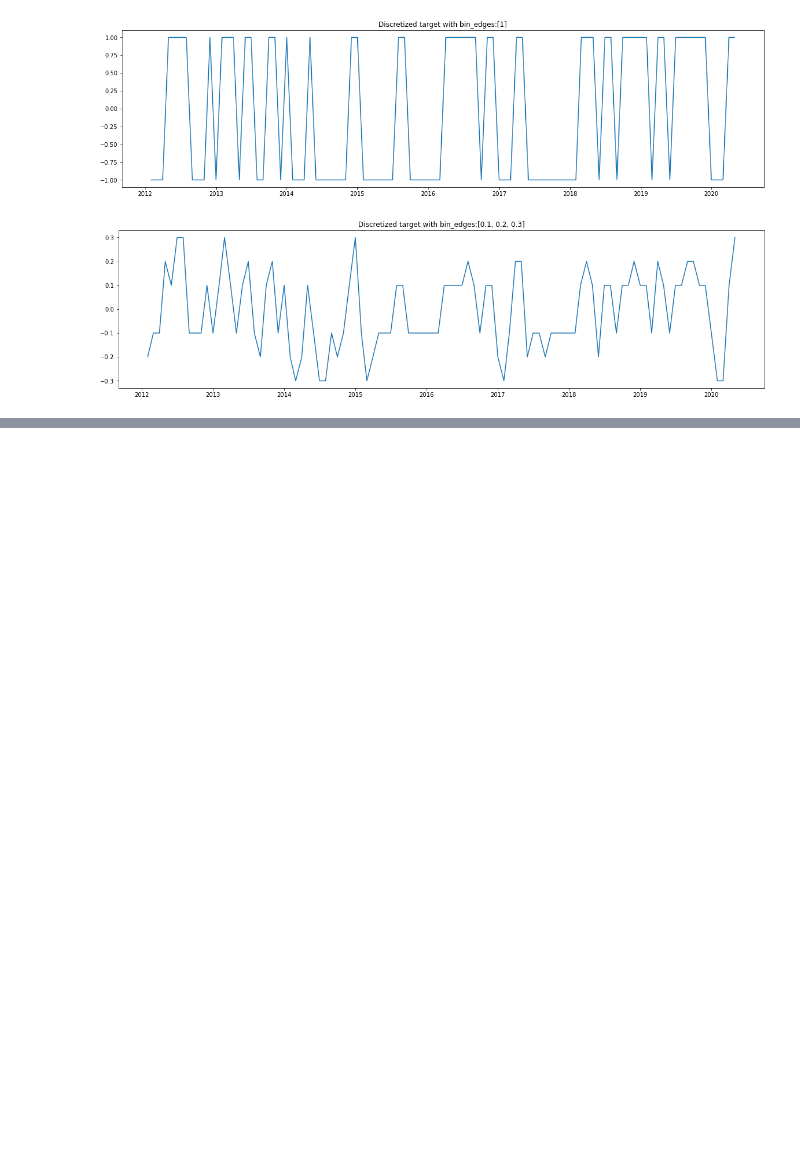
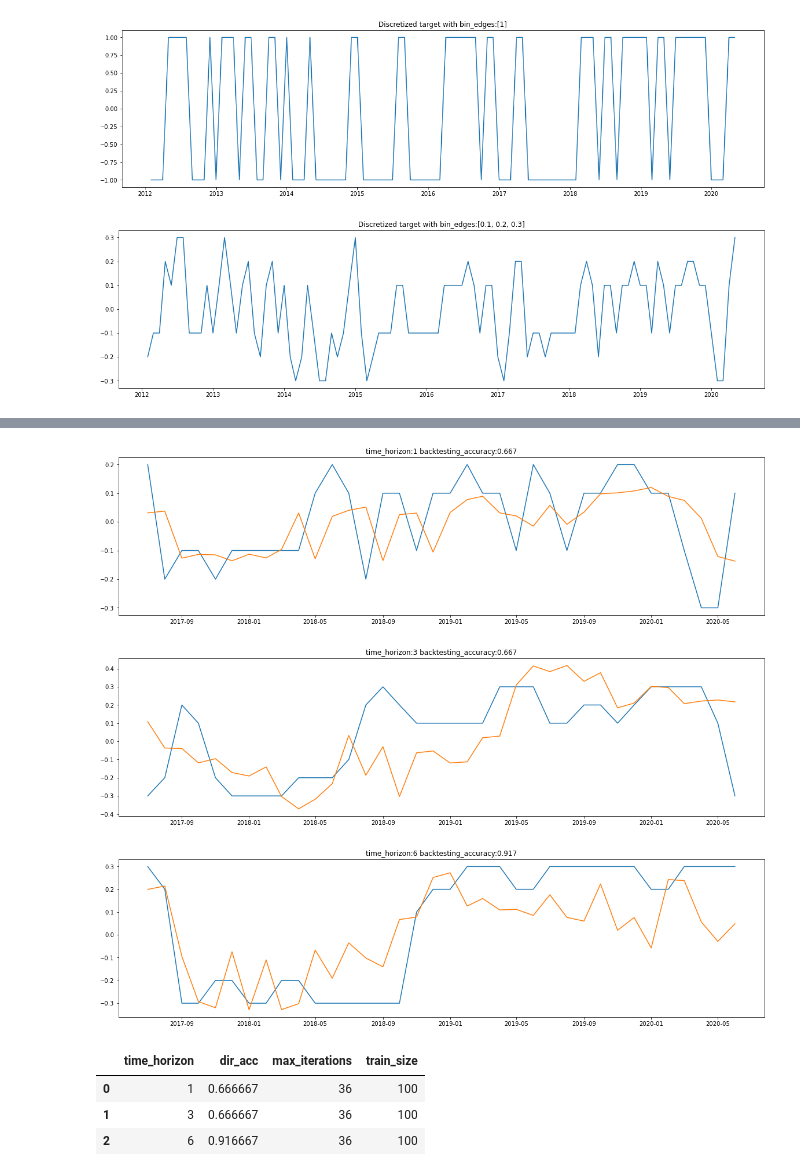
Before and after one commit to Robbie-Luo/solar-backtesting, a Jupyter notebook: solar-regression.ipynb, the cells around one changed output, grey strips where cells are left out. Cells and saved outputs as stored; diff of their text form; code cells hidden in the pictures; blank space fills up the shorter version.

```diff
--- a/solar-regression.ipynb
+++ b/solar-regression.ipynb
@@ -206,6 +248,6 @@ solar.show_target()
 # %%
-model, features, bt_acc, forecast = solar.run()
-print(f'Backtesting Accuracy: {bt_acc}')
-print(f'Forecast: {forecast}')
-print(f'Model: {model}')
-print(f'Features: {features}')
+# model, features, bt_acc, forecast = solar.run()
+# print(f'Backtesting Accuracy: {bt_acc}')
+# print(f'Forecast: {forecast}')
+# print(f'Model: {model}')
+# print(f'Features: {features}')
@@ -358,0 +325,29 @@ oreg_df
+# %%
+# ordinal regression results
+results = []
+model_dict = {}
+feature_dict = {}
+bin_edges = [0.1,0.2,0.3]
+for time_horizon in [1,3,6]:
+    solar = solar_regression(input_df,target_var,time_horizon, bin_edges)
+    model, features, bt_acc, forecast = solar.run(model_name ='lightgbm',algorithm='boruta',n_iters=1)
+    model_dict[time_horizon] = model
+    feature_dict[time_horizon] = features
+    results.append([time_horizon,bt_acc,36,100])
+from IPython.display import clear_output as clear
+clear()
+for time_horizon in [1,3,6]:
+    solar = solar_regression(input_df,target_var,time_horizon, bin_edges)
+    features= feature_dict[time_horizon]
+    model = model_dict[time_horizon]
+    solar.run_backtesting(model,features,plot=True)
+oreg_df = pd.DataFrame(results,columns=['time_horizon','dir_acc','max_iterations','train_size'])
+oreg_df
+# %% [output]
+[figure, added]
+[figure, added]
+[figure, added]
+|  | time_horizon | dir_acc | max_iterations | train_size |
+| 0 | 1 | 0.666667 | 36 | 100 |
+| 1 | 3 | 0.666667 | 36 | 100 |
+| 2 | 6 | 0.916667 | 36 | 100 |
```
Also changed, not shown: parts of 6 cells of this notebook.
